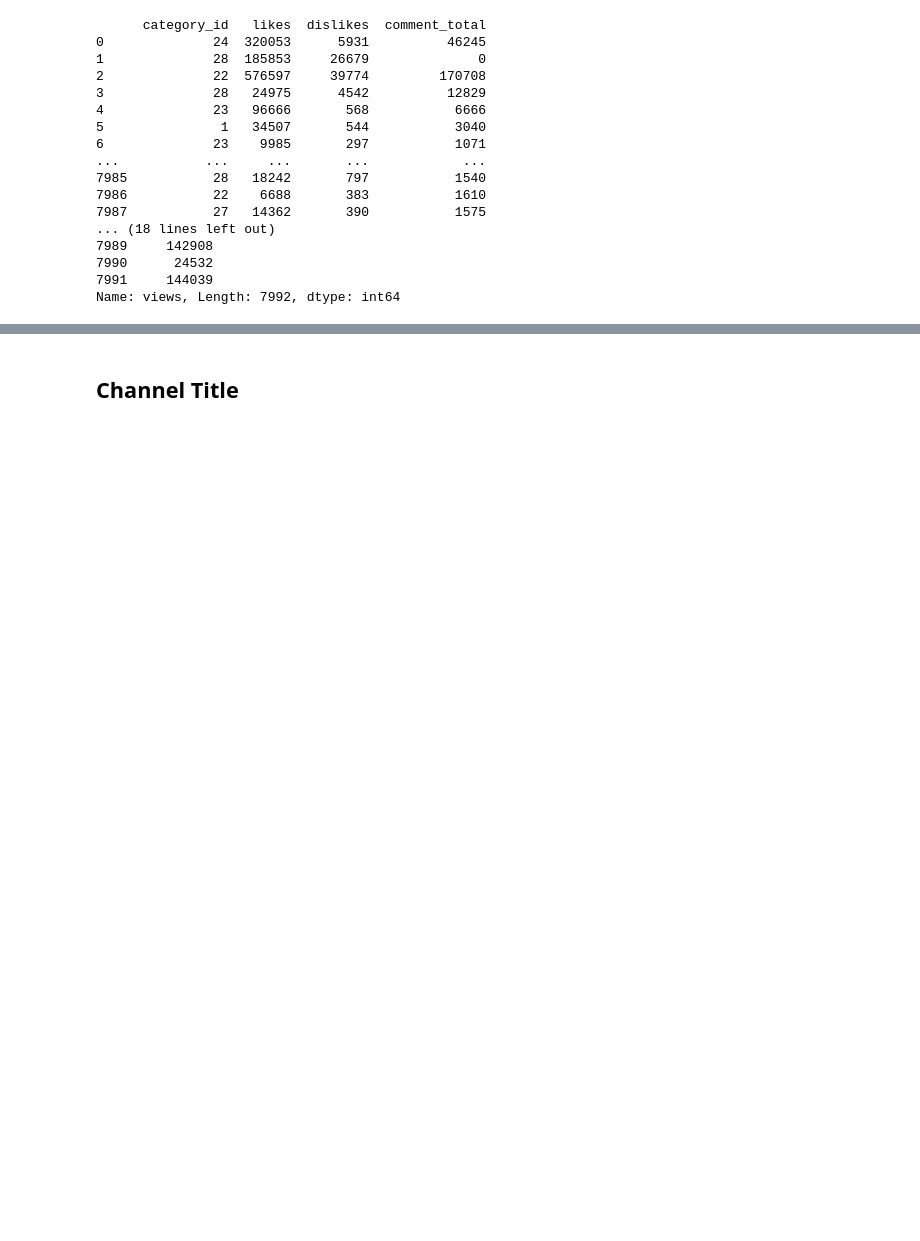
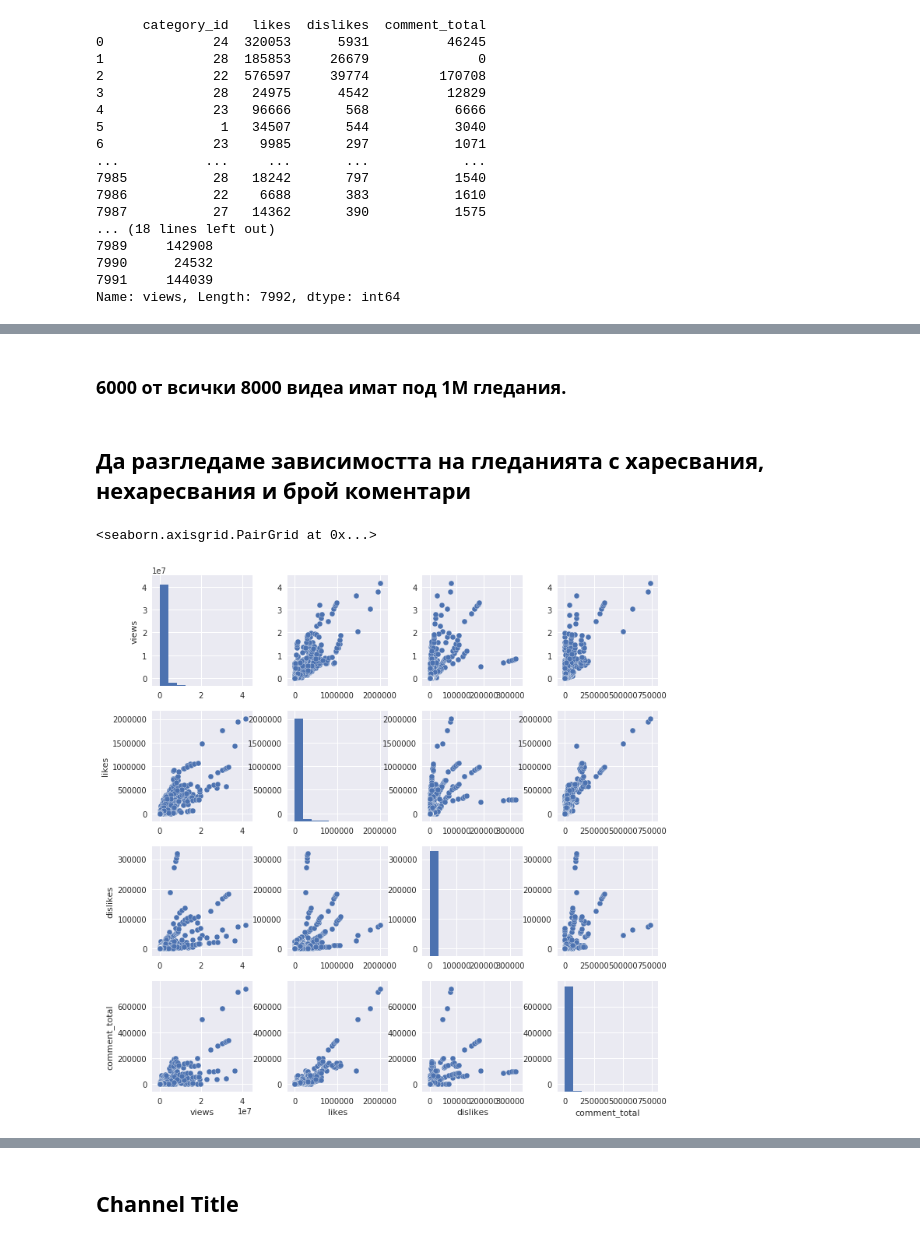
Before and after one commit to VladimirAnaniev/Machine-Learning, a Jupyter notebook: Youtube/Exploration.ipynb, the cells around one changed output, grey strips where cells are left out. Drawn from its saved outputs; the diff is of its cells as text; code cells hidden in the pictures; blank space fills up the shorter version.

```diff
--- a/Youtube/Exploration.ipynb
+++ b/Youtube/Exploration.ipynb
@@ -116 +259,15 @@ test score:  0.651118174035
+# %% [markdown]
+### 6000 от всички 8000 видеа имат под 1M гледания.
+# %% [markdown]
+## Да разгледаме зависимостта на гледанията с харесвания, нехаресвания и брой коментари
+# %%
+likes = videos.likes
+dislikes = videos.dislikes
+comments = videos.comment_total
+
+data = videos[["views", "likes", "dislikes", "comment_total"]]
+sns.pairplot(data)
+# %% [output]
+<seaborn.axisgrid.PairGrid at 0x...>
+[figure, added]
 # %% [markdown]
```
Also changed, not shown: parts of 31 cells of this notebook.
